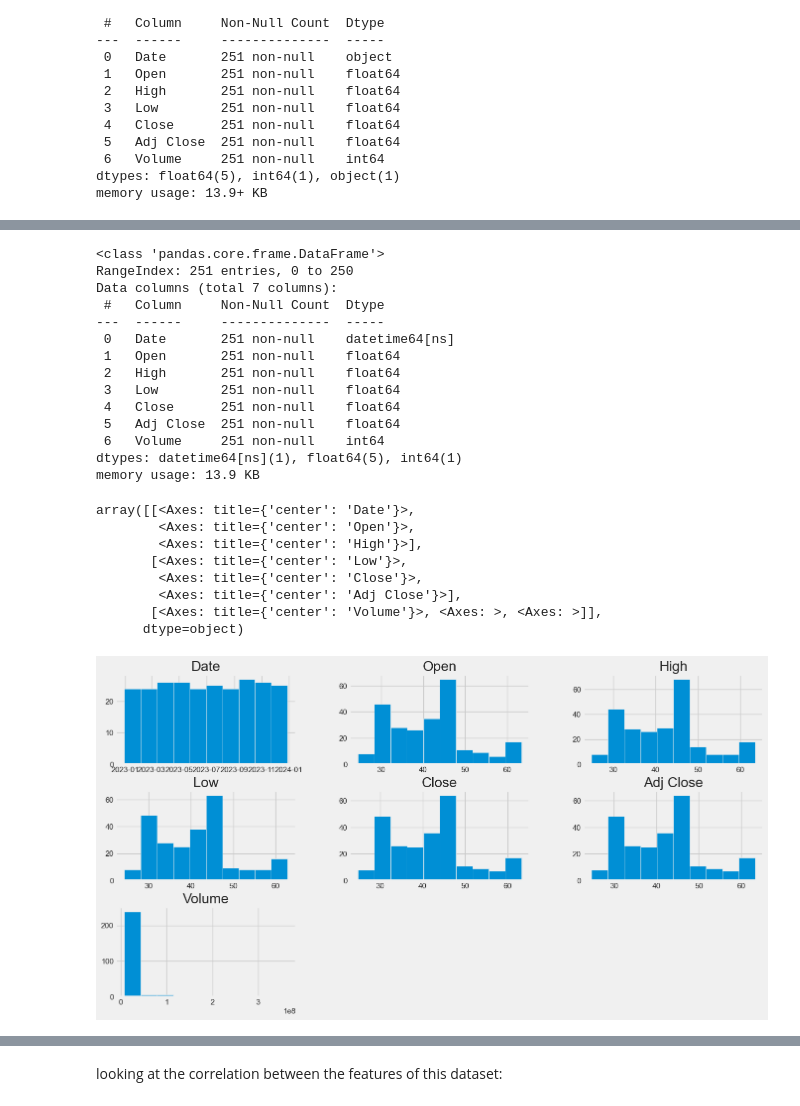
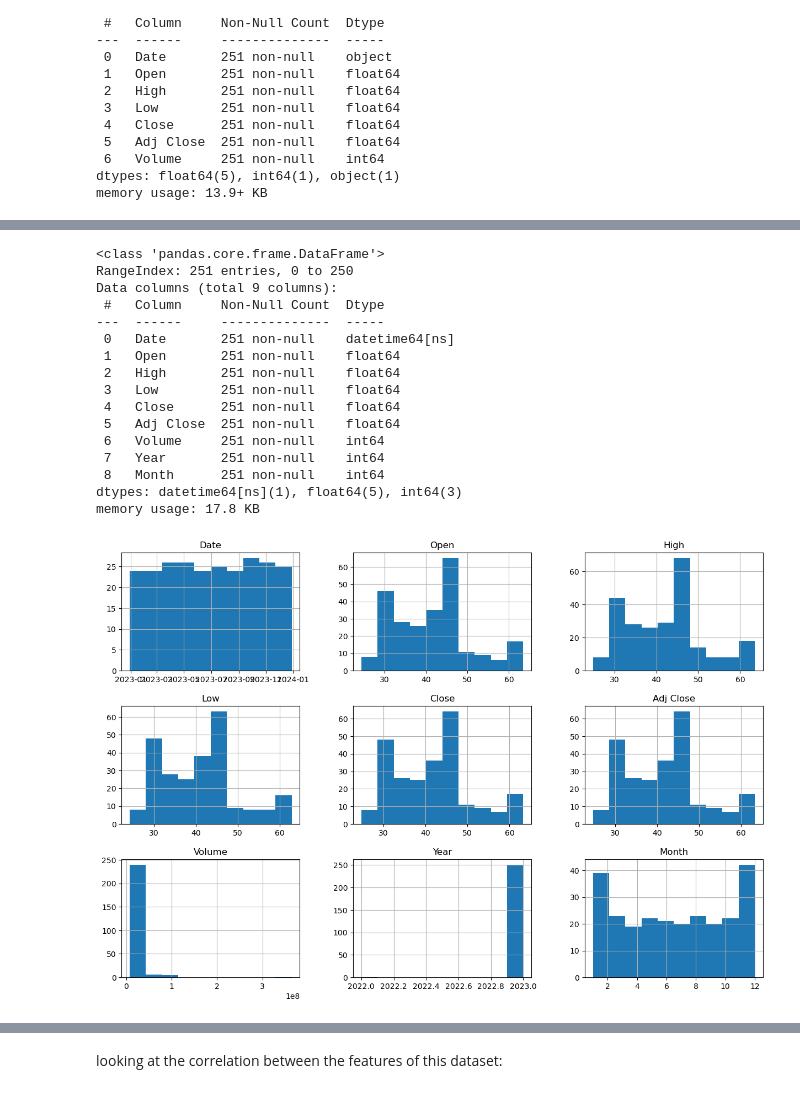
Before and after one commit to Kamuthuj/Uber-stock-prediction, a Jupyter notebook: analysis.ipynb, the cells around one changed output, grey strips where cells are left out. Drawn from its saved outputs; the diff is of its cells as text; code cells hidden in the pictures.

```diff
--- a/analysis.ipynb
+++ b/analysis.ipynb
@@ -4,8 +4,10 @@ import numpy as np
 import matplotlib.pyplot as plt
 import plotly.express as px
 import seaborn as sns
-sns.set()
-plt.style.use('fivethirtyeight')
+from sklearn.model_selection import train_test_split, GridSearchCV
+from sklearn.linear_model import LinearRegression
+from sklearn.tree import DecisionTreeRegressor
+from sklearn.metrics import mean_squared_error
 # %%
 df=pd.read_csv("UBER.csv")
 df
@@ -70,3 +72,6 @@ dtypes: float64(5), int64(1), object(1)
 memory usage: 13.9+ KB
 # %%
 df["Date"]=pd.to_datetime(df["Date"])
+# %%
+df["Year"]=df["Date"].dt.year
+df["Month"]=df["Date"].dt.month
@@ -75,7 +96,7 @@ df.info()
 # %% [output]
 <class 'pandas.core.frame.DataFrame'>
 RangeIndex: 251 entries, 0 to 250
-Data columns (total 7 columns):
+Data columns (total 9 columns):
  #   Column     Non-Null Count  Dtype
 ---  ------     --------------  -----
  0   Date       251 non-null    datetime64[ns]
@@ -85,17 +106,13 @@ Data columns (total 7 columns):
  4   Close      251 non-null    float64
  5   Adj Close  251 non-null    float64
  6   Volume     251 non-null    int64
-dtypes: datetime64[ns](1), float64(5), int64(1)
-memory usage: 13.9 KB
+ 7   Year       251 non-null    int64
+ 8   Month      251 non-null    int64
+dtypes: datetime64[ns](1), float64(5), int64(3)
+memory usage: 17.8 KB
 # %%
-df.hist(figsize=(15,8))
+df.hist(figsize=(15,10))
+
+plt.savefig("Trading volume histogram.")
 # %% [output]
-array([[<Axes: title={'center': 'Date'}>,
-        <Axes: title={'center': 'Open'}>,
-        <Axes: title={'center': 'High'}>],
-       [<Axes: title={'center': 'Low'}>,
-        <Axes: title={'center': 'Close'}>,
-        <Axes: title={'center': 'Adj Close'}>],
-       [<Axes: title={'center': 'Volume'}>, <Axes: >, <Axes: >]],
-      dtype=object)
-[figure, old version]
+[figure, new version]
```
Also changed, not shown: parts of 21 cells of this notebook.
